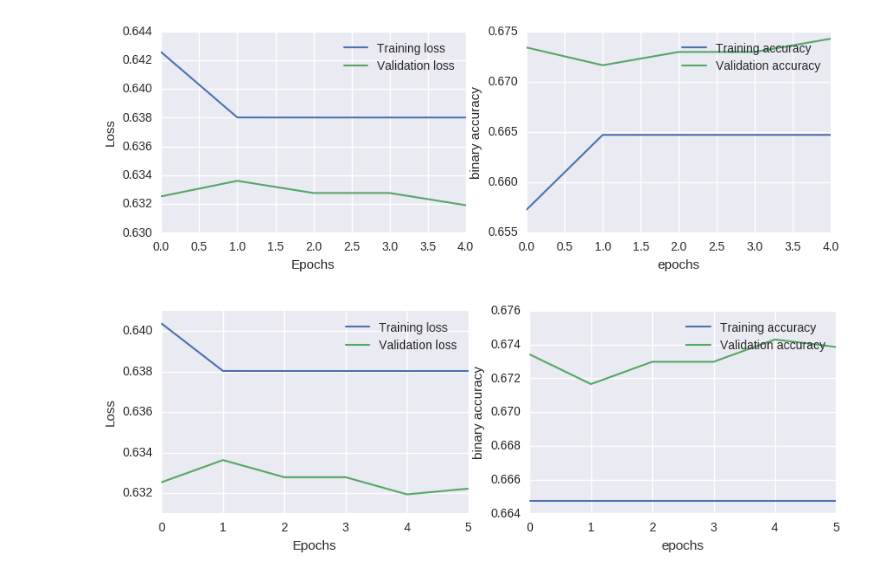
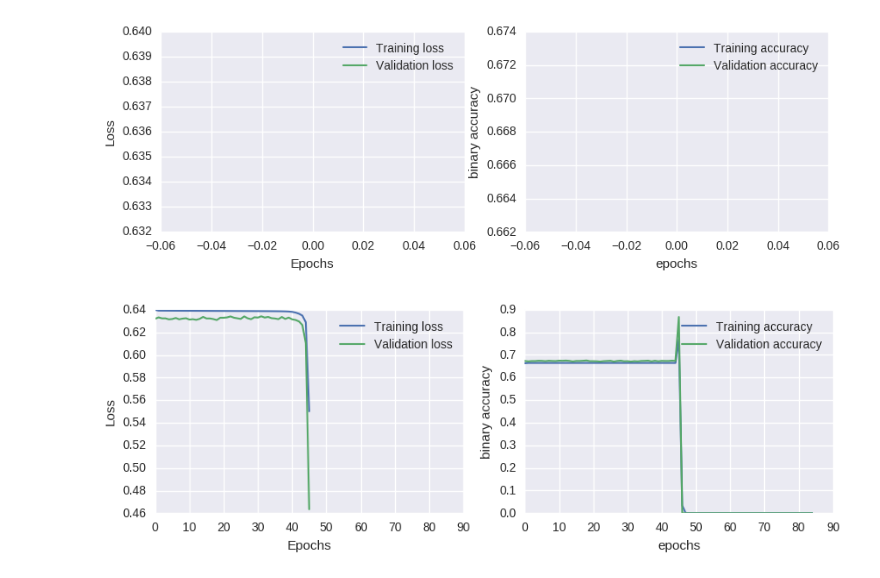
Before and after one commit to OpenGridMap/power-grid-detection, a Jupyter notebook: training/plot_training.ipynb, the cells around one changed output. Saved outputs shown, nothing was run; the diff lists cells and outputs as text; code cells hidden in the pictures.

Commit message:
added training results for 3cnn

```diff
--- a/training/plot_training.ipynb
+++ b/training/plot_training.ipynb
@@ -9,0 +8,6 @@ figsize = 10, 3
+# %%
+figsize = 10, 3
+xlim=None
+ylim=None
+# xlim=(0., 100.)
+# ylim=(0., 1.)
@@ -10,6 +22,6 @@ figsize = 10, 3
 # %%
-plot_loss_acc('cnn_140_grey_lr_0.010000_training.log', figsize=figsize)
-plot_loss_acc('cnn_140_rgb_lr_0.010000_training.log', figsize=figsize)
+plot_loss_acc('cnn_140_grey_lr_0.100000_training.log', figsize=figsize, xlim=xlim, ylim=ylim)
+plot_loss_acc('cnn_140_rgb_lr_0.100000_training.log', figsize=figsize, xlim=xlim, ylim=ylim)
 # %% [output]
-[figure, old version]
+[figure, new version]
-[figure, old version]
+[figure, new version]
```
Also changed, not shown: parts of 6 cells of this notebook, 16 other files.
